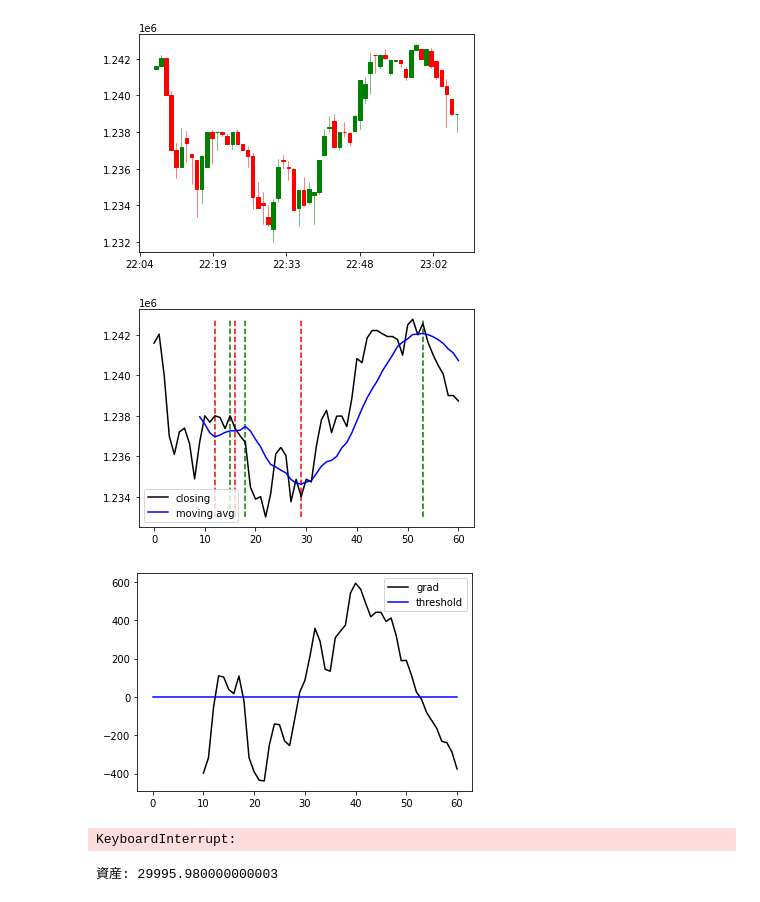
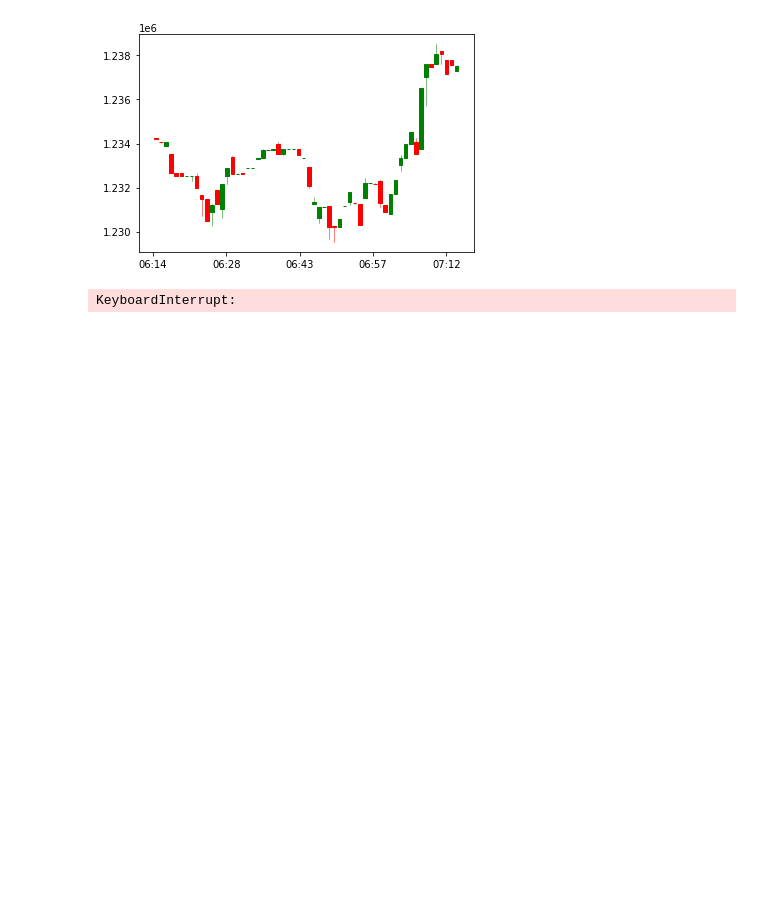
Before and after one commit to nmrmasakazu/crypt-currency-trader, a Jupyter notebook: src/main.ipynb, the cells around one changed output. Saved outputs shown, nothing was run; the diff lists cells and outputs as text; code cells hidden in the pictures; blank space fills up the shorter version.

```diff
--- a/src/main.ipynb
+++ b/src/main.ipynb
@@ -17,5 +12,5 @@ my_ammount_btc = 0
 # %%
-def exec(api, plot, desig_time):
+def exec_buy_sell(api, plot, desig_time):
     clear_output(wait = True)
     # 1時間分のBitcoinの値を取得（1分足）
     val_df = api.get_price(desig_time, period=60, plt_show=True)
@@ -23,45 +18,28 @@ def exec(api, plot, desig_time):
     plot.show_moving_avg(val_df)
     # 傾きの表示
     plot.show_grad(val_df)
-
-    # 予測
+    # 予測（売買するか）
     result = buySell.predict(val_df)
-    if result:
-        clear_output(wait = True)
-        global my_ammount, my_ammount_btc
-
-        if result > 0:
-            # 売りの場合はビットコインを持っている必要がある
-            if my_ammount_btc > 0:
-                # 売れるだけ売る
-                my_ammount += result * my_ammount_btc
-                my_ammount_btc = 0
-                print(f"SELL: - 所持金: {my_ammount}")
-        else:
-            # 買いの場合は現金を持っている必要必要がある
-            # 0.01BTCで考える
-            contract_price = result * 0.01
-            btc_ammount = - my_ammount // contract_price
-            if my_ammount + (contract_price * btc_ammount) >= 0:
-                # 買えるだけ買う
-                my_ammount += contract_price * btc_ammount
-                my_ammount_btc += btc_ammount*0.01
-                print(f"BUY: - 所持金: {my_ammount}")
+    # 予測に応じたシミュレーション
+    simulator.exec(action=result, current_yen=val_df["close"][len(val_df) - 1])
+# %%
+def main(date_time, interval):
+    # 売買状況
+    clear_output(wait=True)
+    exec_buy_sell(api, plot, date_time)
+    time.sleep(interval)
+
+    # 現在の資産情報
+    clear_output(wait=True)
+    print(simulator.get_record_hist().tail())
+    time.sleep(interval)
 # %%
 # シミュレータ環境
-date_now = dt.datetime.now() + dt.timedelta(minutes=-30)
+date_now = dt.datetime.now() + dt.timedelta(minutes=-60)
 for min in range(60):
     designated_time = date_now + dt.timedelta(minutes=-(59-min))
-    exec(api, plot, designated_time)
-    time.sleep(1)
+    main(designated_time, 1/2)
+exec_buy_sell(api, plot, date_now)
 # %% [output]
-[figure, old version]
+[figure, new version]
-[figure, removed]
-[figure, removed]
 KeyboardInterrupt:
-# %%
-depo_price_df = api.get_price(date_now, period=60, plt_show=False)
-depo_price = depo_price_df["close"][len(depo_price_df) - 1]
-print(f"資産: {my_ammount + depo_price*my_ammount_btc}")
-# %% [output]
-資産: 29995.980000000003
```
Also changed, not shown: parts of 3 cells of this notebook, 4 other files.
